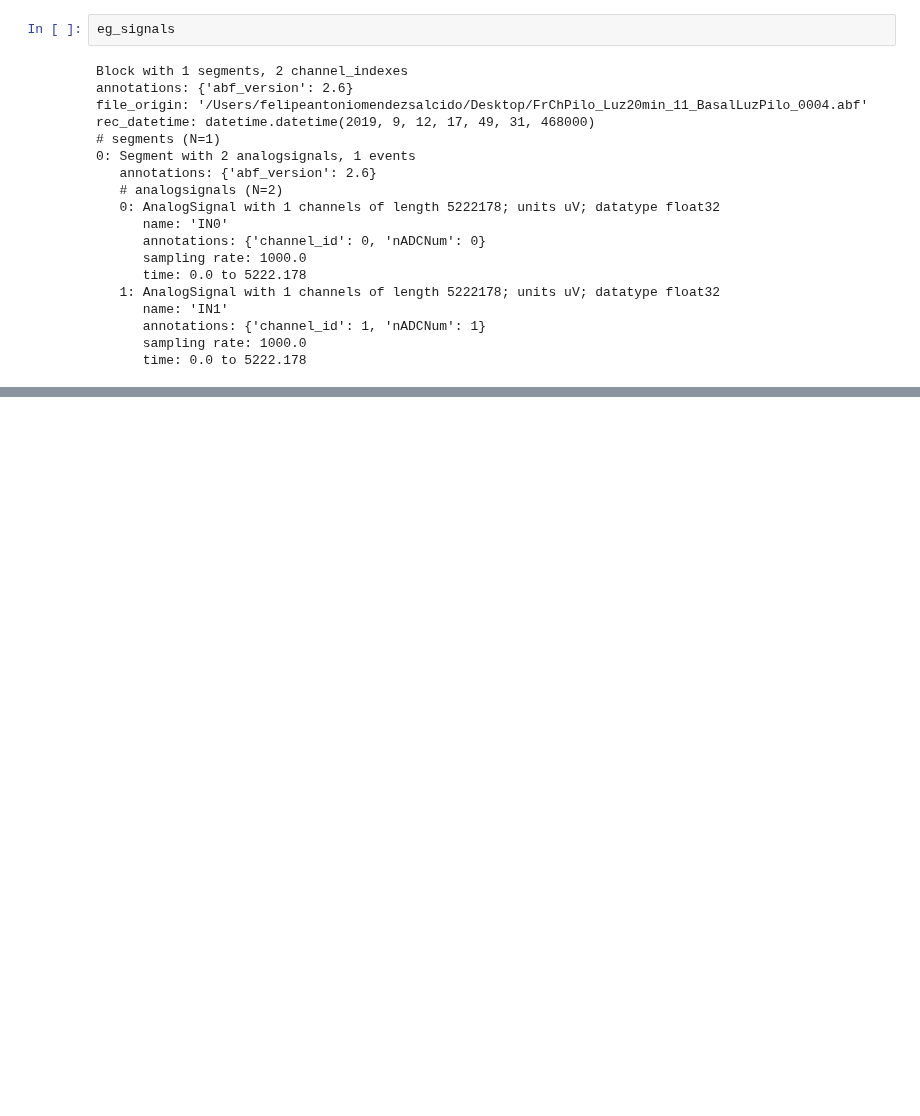
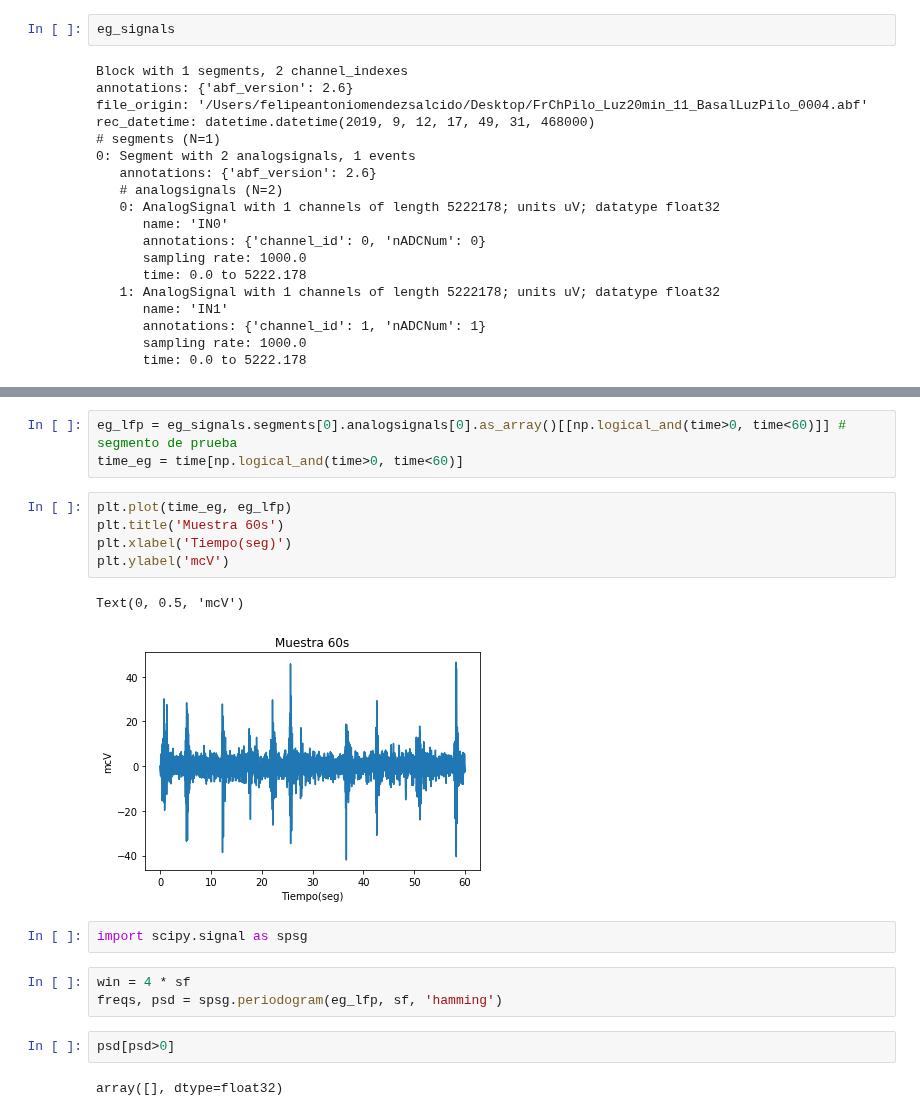
Before and after one commit to FMendezSlc/python-cult, a Jupyter notebook: Python Cult; Intro a Python.ipynb, the cells around one changed output, grey strips where cells are left out. Drawn from its saved outputs; the diff is of its cells as text; blank space fills up the shorter version.

Commit message:
Intento de psd con scipy

```diff
--- a/Python Cult; Intro a Python.ipynb
+++ b/Python Cult; Intro a Python.ipynb
@@ -503,0 +512,20 @@ NameError: name 'plt' is not defined
+# %%
+eg_lfp = eg_signals.segments[0].analogsignals[0].as_array()[[np.logical_and(time>0, time<60)]] # segmento de prueba
+time_eg = time[np.logical_and(time>0, time<60)]
+# %%
+plt.plot(time_eg, eg_lfp)
+plt.title('Muestra 60s')
+plt.xlabel('Tiempo(seg)')
+plt.ylabel('mcV')
+# %% [output]
+Text(0, 0.5, 'mcV')
+[figure, added]
+# %%
+import scipy.signal as spsg
+# %%
+win = 4 * sf
+freqs, psd = spsg.periodogram(eg_lfp, sf, 'hamming')
+# %%
+psd[psd>0]
+# %% [output]
+array([], dtype=float32)
```
Also changed, not shown: parts of 2 cells of this notebook.
